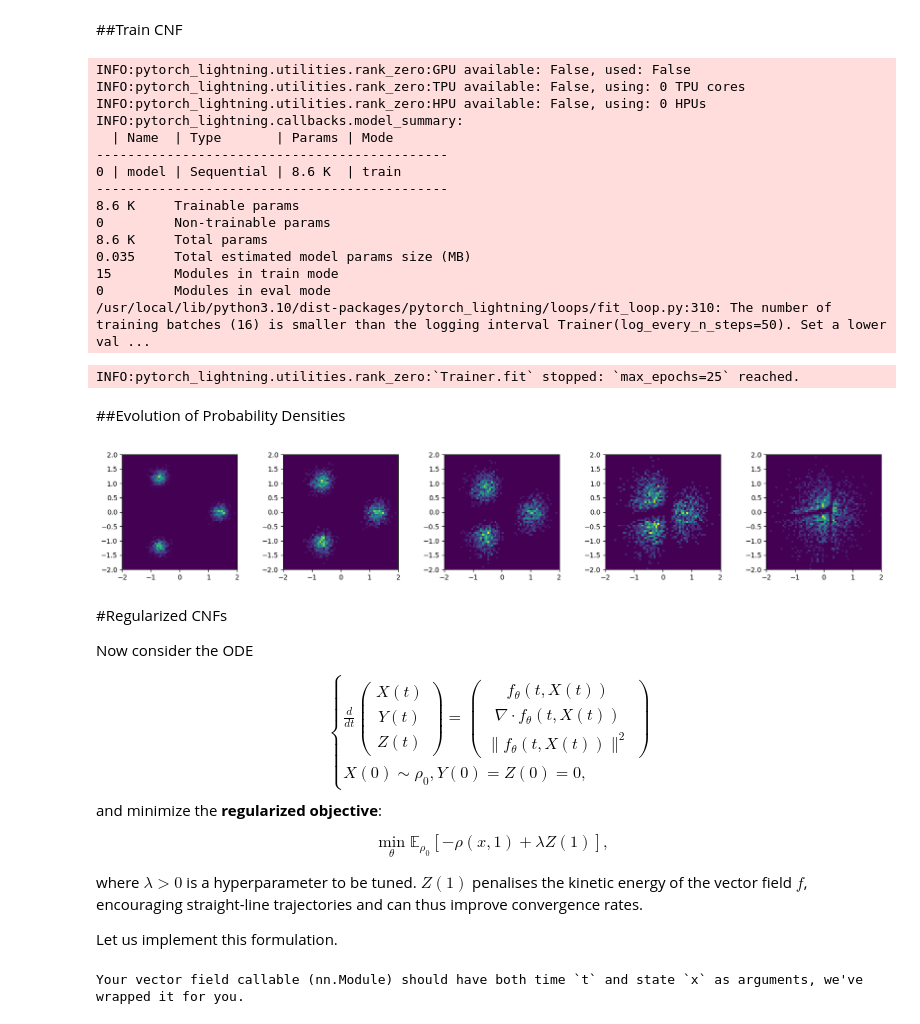
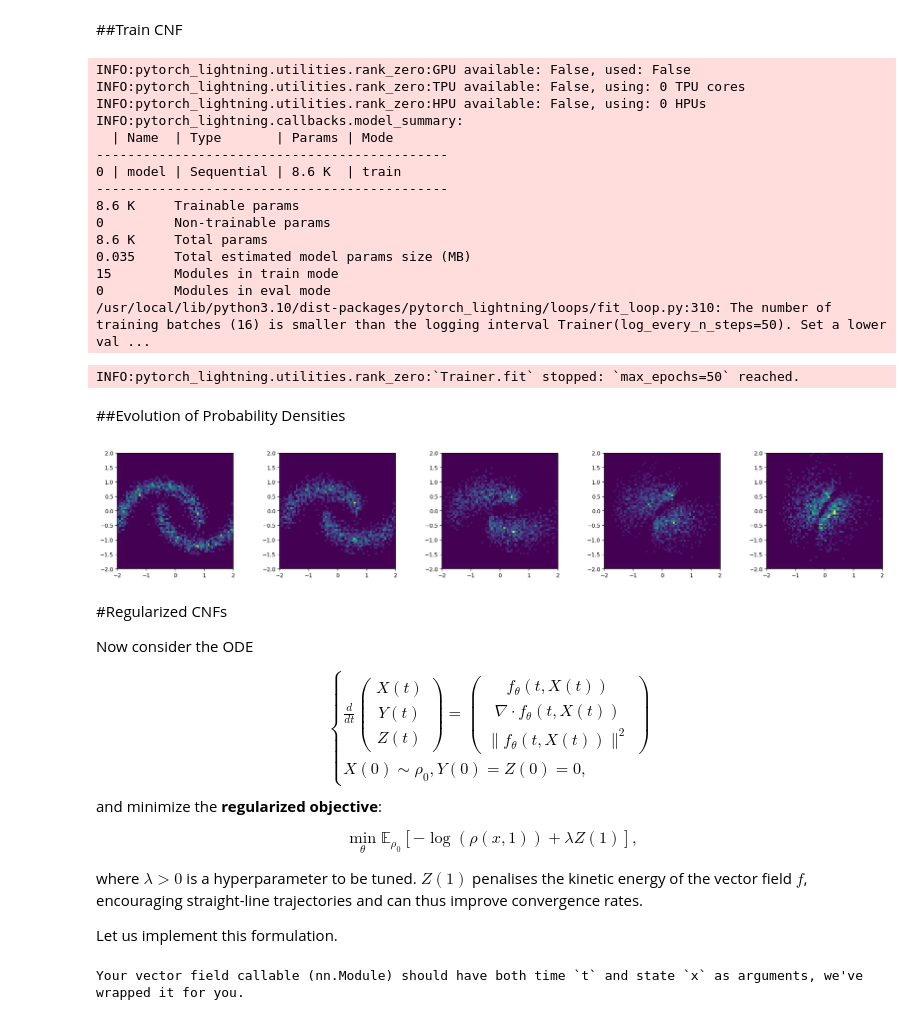
Before and after one commit to kelangray/Neural-ODEs, a Jupyter notebook: cnfs.ipynb, the cells around one changed output. Drawn from its saved outputs; the diff is of its cells as text; code cells hidden in the pictures.

```diff
--- a/cnfs.ipynb
+++ b/cnfs.ipynb
@@ -77,14 +77,13 @@ To solve the neural ODEs above, we use the Torchdyn library:
 # %% [markdown]
 ##Vizualize the dataset
 # %%
-data = ToyDataset()
+from sklearn.datasets import make_moons
 n_samples = 1 << 14
-n_gaussians = 3
 
-X, yn = data.generate(n_samples // n_gaussians, 'gaussians', n_gaussians=3, std_gaussians=0.5, radius=5, dim=2)
+X, yn = make_moons(n_samples=1 << 14, noise=0.1)
 X = (X - X.mean())/X.std()
 
 plt.figure(figsize=(5, 5))
-plt.scatter(X[:,0], X[:,1], c='royalblue', s=10, alpha=0.8)
+plt.scatter(X[:,0], X[:,1], c='royalblue',s=5, alpha=0.8)
 # %% [output]
 <matplotlib.collections.PathCollection at 0x...>
@@ -175,7 +174,7 @@ class Learner(pl.LightningModule):
         return trainloader
 
 learn = Learner(model)
-trainer = pl.Trainer(max_epochs=25, gradient_clip_val=1.0)
+trainer = pl.Trainer(max_epochs=50, gradient_clip_val=1.0)
 trainer.fit(learn);
 # %% [output]
 INFO:pytorch_lightning.utilities.rank_zero:GPU available: False, used: False
@@ -193,36 +192,36 @@ INFO:pytorch_lightning.callbacks.model_summary:
 15        Modules in train mode
 0         Modules in eval mode
 /usr/local/lib/python3.10/dist-packages/pytorch_lightning/loops/fit_loop.py:310: The number of training batches (16) is smaller than the logging interval Trainer(log_every_n_steps=50). Set a lower val ...
-INFO:pytorch_lightning.utilities.rank_zero:`Trainer.fit` stopped: `max_epochs=25` reached.
+INFO:pytorch_lightning.utilities.rank_zero:`Trainer.fit` stopped: `max_epochs=50` reached.
 # %% [markdown]
 ##Evolution of Probability Densities
 # %%
 sample_indices = torch.randint(0, X.shape[0], (2000,)).numpy()
 
 #Trajectories
 t_span=torch.linspace(0, 1, 100)
-traj = model[1].trajectory(Augmenter(1, 1)(X[sample_indices]), t_span=t_span).detach().cpu()
+traj = model[1].trajectory(Augmenter(1, 1)(X_train[sample_indices]), t_span=t_span).detach().cpu()
 traj = traj[:, :, 1:]  # Remove divergence
 
-fig, axes = plt.subplots(1, 5, figsize=(20, 5))
+fig, axes = plt.subplots(1, 5, figsize=(25, 5))
 fig.subplots_adjust(wspace=0.4)
 
 indices = np.linspace(0, t_span.shape[0]-1, num=5, dtype=int)
 for i in range(len(indices)):
     idx = indices[i]
     ax = axes[i]
     h = ax.hist2d(
         traj[idx, :, 0].cpu().numpy(),
         traj[idx, :, 1].cpu().numpy(),
         bins=64,
         cmap="viridis",
         density=True,
         range=[[-2, 2], [-2, 2]]
     )
     ax.set_aspect('equal')
 plt.show()
 # %% [output]
-[figure, old version]
+[figure, new version]
 # %% [markdown]
 #Regularized CNFs
 
@@ -242,7 +241,7 @@ X(0) \sim \rho_0, Y(0) = Z(0) = 0,
 $$
 and minimize the **regularized objective**:
 
-$$\min_\theta \mathbb{E}_{\rho_0} [-\rho(x, 1) + \lambda Z(1)],$$
+$$\min_\theta \mathbb{E}_{\rho_0} [-\log(\rho(x, 1)) + \lambda Z(1)],$$
 
 where $\lambda > 0$ is a hyperparameter to be tuned.
 $Z(1)$ penalises the kinetic energy of the vector field $f$, encouraging straight-line trajectories and can thus improve convergence rates.
```
Also changed, not shown: parts of 7 cells of this notebook.
